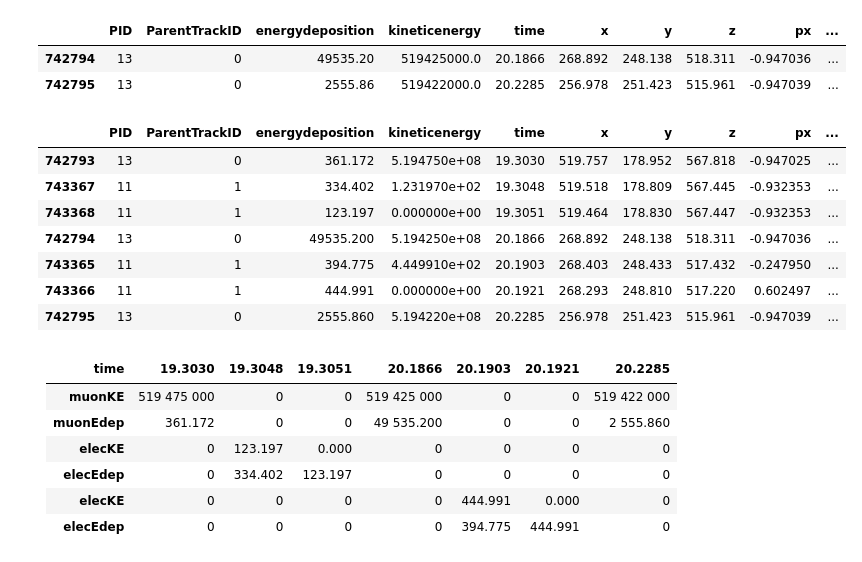
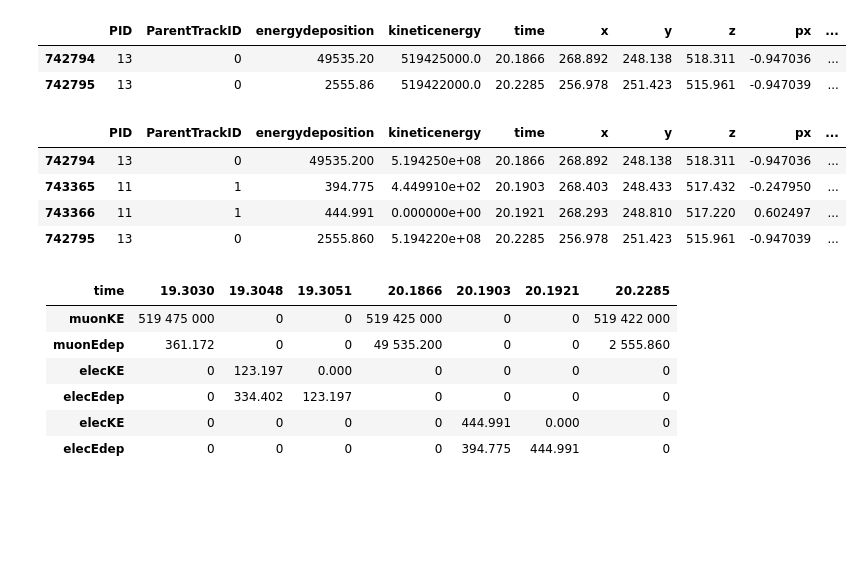
Before and after one commit to luigiberducci/ML4NP, a Jupyter notebook: Notebooks/analysis_muon_particles.ipynb, the cells around one changed output. Drawn from its saved outputs; the diff is of its cells as text; code cells hidden in the pictures; blank space fills up the shorter version.

```diff
--- a/Notebooks/analysis_muon_particles.ipynb
+++ b/Notebooks/analysis_muon_particles.ipynb
@@ -370,12 +370,9 @@ event3498[(event3498.PID==13)&(event3498.time>=20.1) & (event3498.time<=20.2285)
 | 742794 | 13 | 0 | 49535.20 | 519425000.0 | 20.1866 | 268.892 | 248.138 | 518.311 | -0.947036 | ... |
 | 742795 | 13 | 0 | 2555.86 | 519422000.0 | 20.2285 | 256.978 | 251.423 | 515.961 | -0.947039 | ... |
 # %%
-event3498[(event3498.time>=19.3030) & (event3498.time<=20.2285)]
+event3498[(event3498.time>=20.1866) & (event3498.time<=20.2285)]
 # %% [output]
 |  | PID | ParentTrackID | energydeposition | kineticenergy | time | x | y | z | px | ... |
-| 742793 | 13 | 0 | 361.172 | 5.194750e+08 | 19.3030 | 519.757 | 178.952 | 567.818 | -0.947025 | ... |
-| 743367 | 11 | 1 | 334.402 | 1.231970e+02 | 19.3048 | 519.518 | 178.809 | 567.445 | -0.932353 | ... |
-| 743368 | 11 | 1 | 123.197 | 0.000000e+00 | 19.3051 | 519.464 | 178.830 | 567.447 | -0.932353 | ... |
 | 742794 | 13 | 0 | 49535.200 | 5.194250e+08 | 20.1866 | 268.892 | 248.138 | 518.311 | -0.947036 | ... |
 | 743365 | 11 | 1 | 394.775 | 4.449910e+02 | 20.1903 | 268.403 | 248.433 | 517.432 | -0.247950 | ... |
 | 743366 | 11 | 1 | 444.991 | 0.000000e+00 | 20.1921 | 268.293 | 248.810 | 517.220 | 0.602497 | ... |
```
